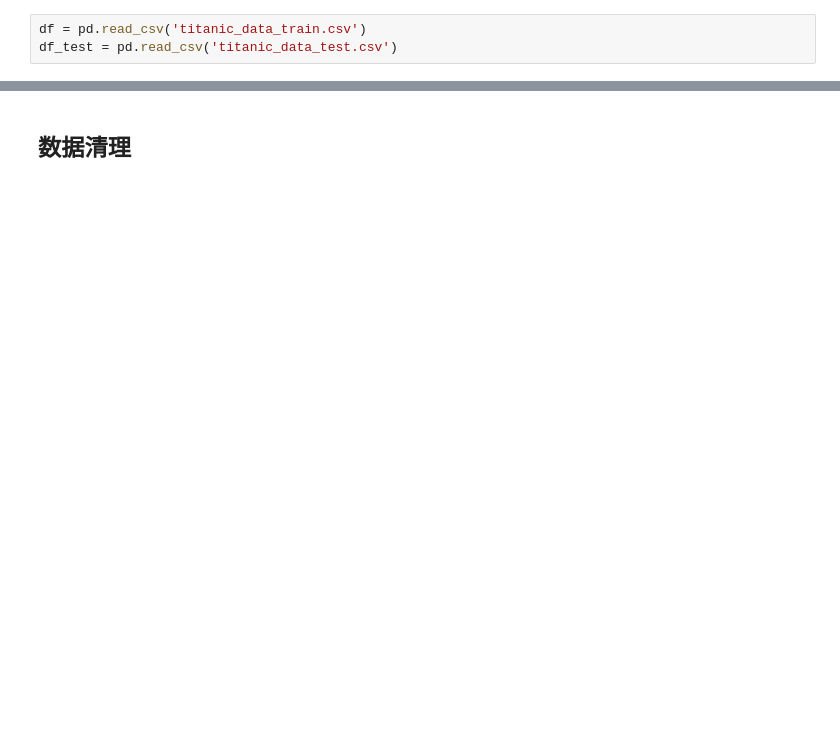
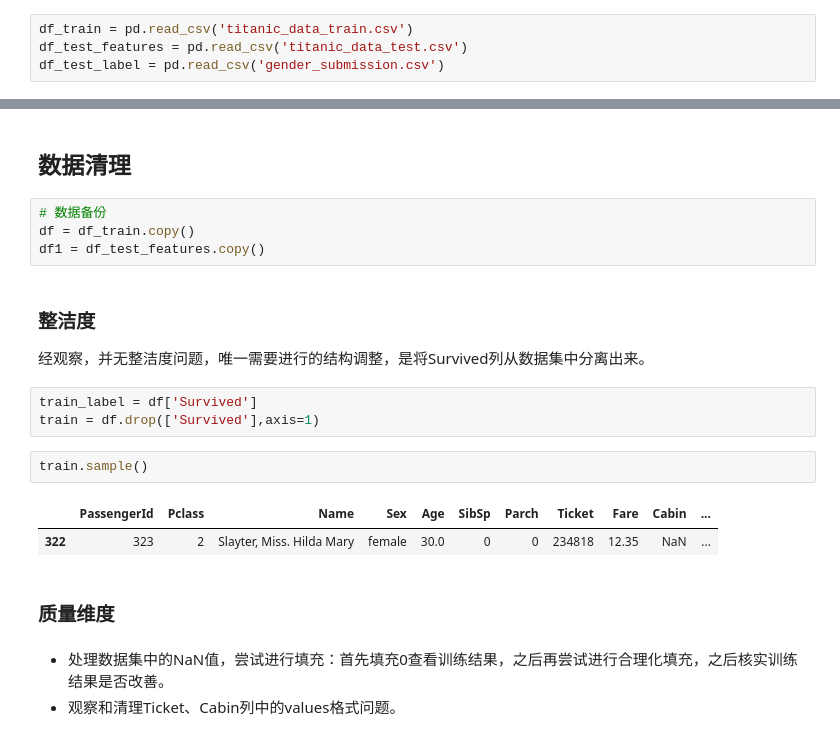
Before and after one commit to TravisChoi07/Titanic_machine_learning, a Jupyter notebook: Tianic_survival_predict.ipynb, the cells around one changed output, grey strips where cells are left out. Drawn from its saved outputs; the diff is of its cells as text; blank space fills up the shorter version.

Commit message:
Data load

```diff
--- a/Tianic_survival_predict.ipynb
+++ b/Tianic_survival_predict.ipynb
@@ -73,5 +85,6 @@ from sklearn.model_selection import GridSearchCV, train_test_split
 from sklearn.preprocessing import MinMaxScaler
 from sklearn.decomposition import PCA
 # %%
-df = pd.read_csv('titanic_data_train.csv')
-df_test = pd.read_csv('titanic_data_test.csv')
+df_train = pd.read_csv('titanic_data_train.csv')
+df_test_features = pd.read_csv('titanic_data_test.csv')
+df_test_label = pd.read_csv('gender_submission.csv')
@@ -149,2 +215,22 @@ Name: Embarked, dtype: int64
 # %% [markdown]
 ## 数据清理
+# %%
+# 数据备份
+df = df_train.copy()
+df1 = df_test_features.copy()
+# %% [markdown]
+### 整洁度
+经观察，并无整洁度问题，唯一需要进行的结构调整，是将Survived列从数据集中分离出来。
+# %%
+train_label = df['Survived']
+train = df.drop(['Survived'],axis=1)
+# %%
+train.sample()
+# %% [output]
+|  | PassengerId | Pclass | Name | Sex | Age | SibSp | Parch | Ticket | Fare | Cabin | ... |
+| 322 | 323 | 2 | Slayter, Miss. Hilda Mary | female | 30.0 | 0 | 0 | 234818 | 12.35 | NaN | ... |
+# %% [markdown]
+### 质量维度
+# %% [markdown]
+- 处理数据集中的NaN值，尝试进行填充：首先填充0查看训练结果，之后再尝试进行合理化填充，之后核实训练结果是否改善。
+- 观察和清理Ticket、Cabin列中的values格式问题。
```
Also changed, not shown: parts of 16 cells of this notebook.
